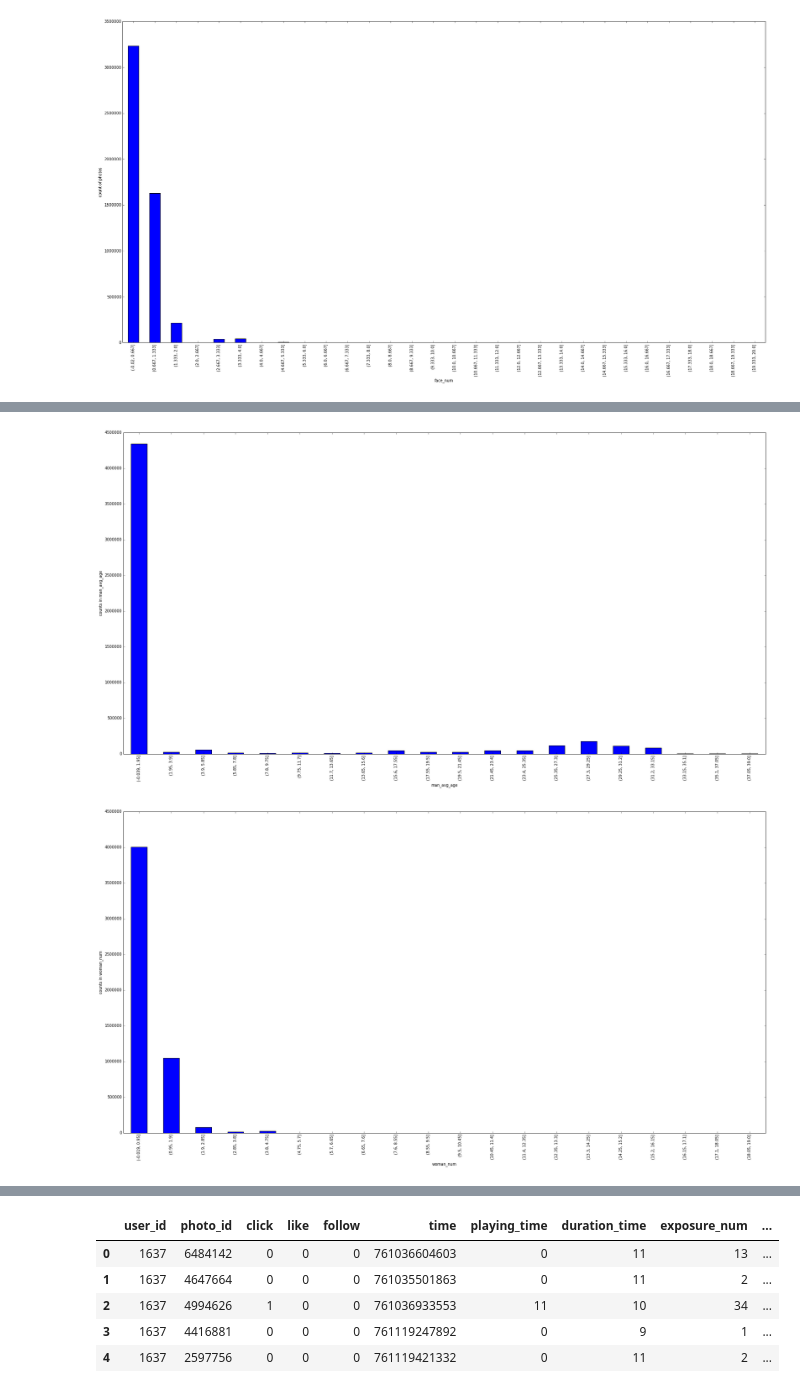
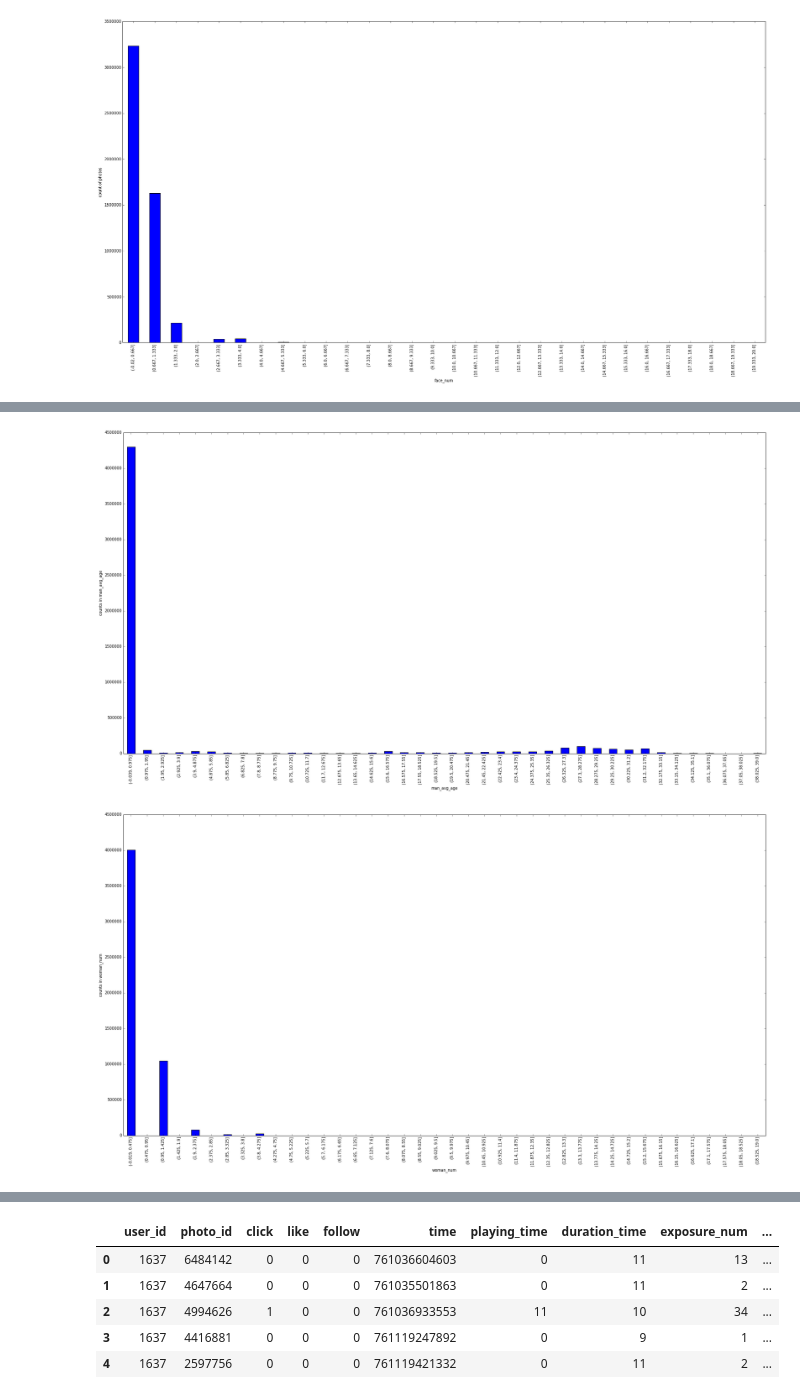
Before and after one commit to kitianFresh/kuaishou, a Jupyter notebook: features/eda2.ipynb, the cells around one changed output, grey strips where cells are left out. Saved outputs shown, nothing was run; the diff lists cells and outputs as text; code cells hidden in the pictures.

```diff
--- a/features/eda2.ipynb
+++ b/features/eda2.ipynb
@@ -254,7 +305,7 @@ np.sum(photo_data['face_num']>=1)
 # %%
 lower, higher = int(photo_data.face_num.min()), int(photo_data.face_num.max())
 print(lower, higher)
-n_bins = 20
+n_bins = 10
 # edges = range(lower, higher+1, (higher-lower)/n_bins)
 # lbs = ['[%d, %d)'%(edges[i], edges[i+1]) for i in range(len(edges))]
 # quartiles = pd.cut(photo_data.face_num, bins=n_bins, labels=lbs, include_lowest=True)
@@ -292,9 +375,9 @@ plot_data_cut(photo_data, 'woman_avg_age', 20)
 # %%
-plot_data_cut(photo_data, 'man_avg_age', 20)
+plot_data_cut(photo_data, 'man_avg_age', 40)
 # %% [output]
-[figure, old version]
+[figure, new version]
 # %%
-plot_data_cut(photo_data, 'woman_num', 20)
+plot_data_cut(photo_data, 'woman_num', 40)
 # %% [output]
-[figure, old version]
+[figure, new version]
 # %%
```
Also changed, not shown: parts of 63 cells of this notebook, 2 other files.
